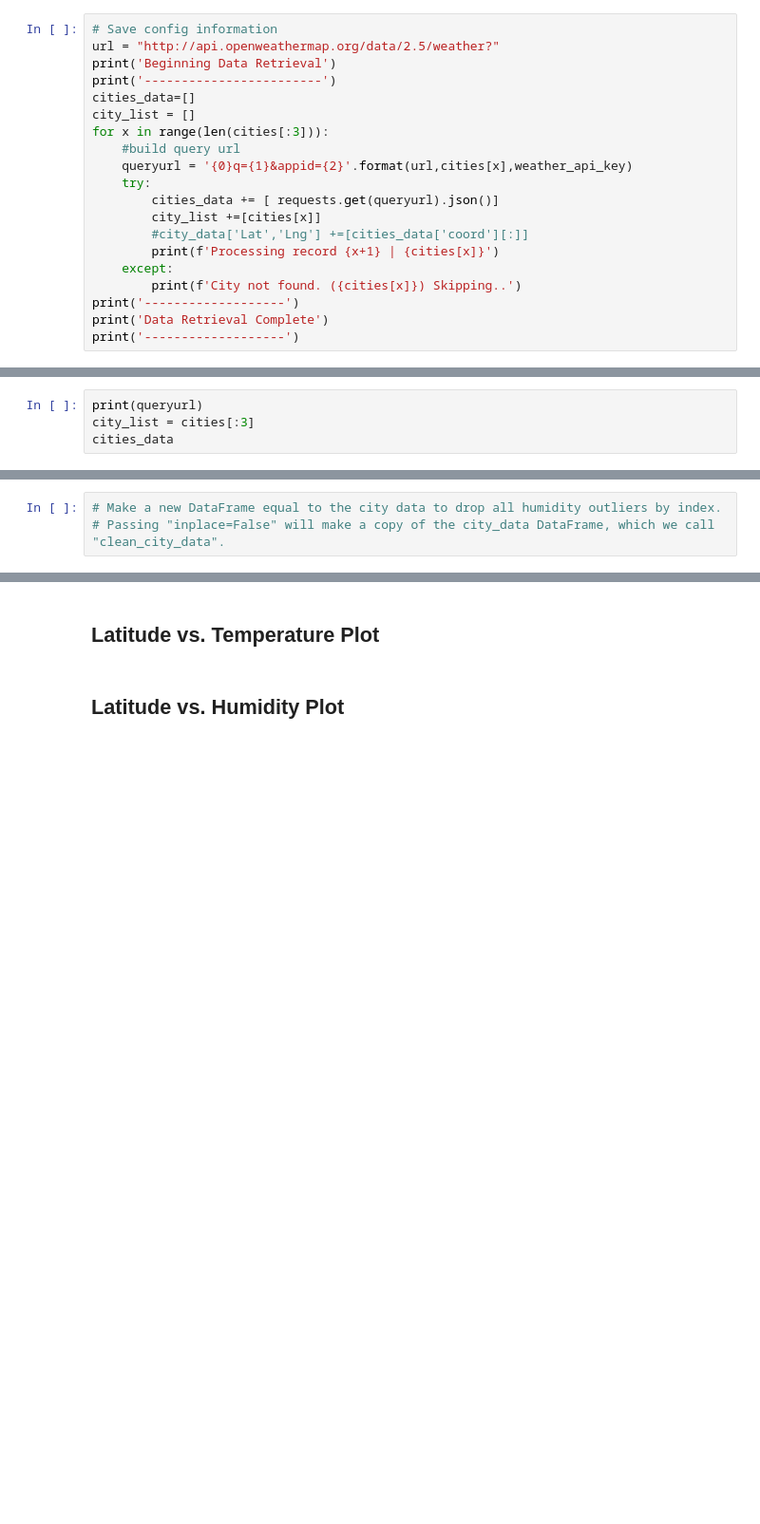
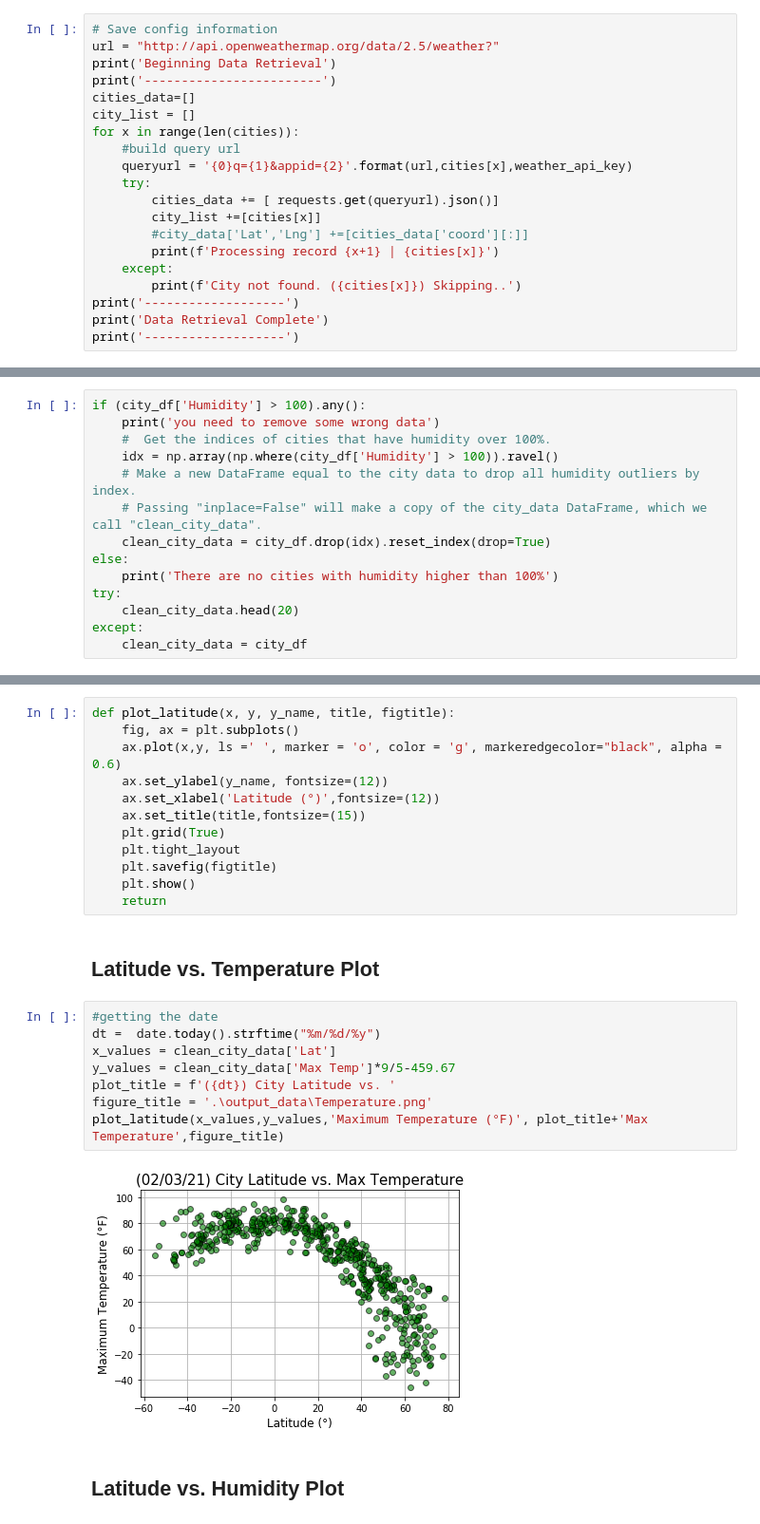
Before and after one commit to giadainnocenti/python-api-challenge, a Jupyter notebook: WeatherPy/WeatherPy.ipynb, the cells around one changed output, grey strips where cells are left out. Shown: that part at 95% size. Cells and saved outputs as stored; diff of their text form; blank space fills up the shorter version.

Commit message:
Weatherpy completed, it just need to be reviewed

```diff
--- a/WeatherPy/WeatherPy.ipynb
+++ b/WeatherPy/WeatherPy.ipynb
@@ -60,7 +61,7 @@ print('Beginning Data Retrieval')
 print('------------------------')
 cities_data=[]
 city_list = []
-for x in range(len(cities[:3])):
+for x in range(len(cities)):
     #build query url
     queryurl = '{0}q={1}&appid={2}'.format(url,cities[x],weather_api_key)
     try:
@@ -82,7 +92,3 @@ Processing record 3 | donghai
 -------------------
 Data Retrieval Complete
 -------------------
-# %%
-print(queryurl)
-city_list = cities[:3]
-cities_data
@@ -154,3 +186,14 @@ Skip this step if there are no cities that have humidity > 100%.
 # %%
-# Make a new DataFrame equal to the city data to drop all humidity outliers by index.
-# Passing "inplace=False" will make a copy of the city_data DataFrame, which we call "clean_city_data".
+if (city_df['Humidity'] > 100).any():
+    print('you need to remove some wrong data')
+    #  Get the indices of cities that have humidity over 100%.
+    idx = np.array(np.where(city_df['Humidity'] > 100)).ravel()
+    # Make a new DataFrame equal to the city data to drop all humidity outliers by index.
+    # Passing "inplace=False" will make a copy of the city_data DataFrame, which we call "clean_city_data".
+    clean_city_data = city_df.drop(idx).reset_index(drop=True)
+else:
+    print('There are no cities with humidity higher than 100%')
+try:
+    clean_city_data.head(20)
+except:
+    clean_city_data = city_df
@@ -158,7 +203,29 @@ Skip this step if there are no cities that have humidity > 100%.
 ## Plotting the Data
 * Use proper labeling of the plots using plot titles (including date of analysis) and axes labels.
 * Save the plotted figures as .pngs.
+# %%
+def plot_latitude(x, y, y_name, title, figtitle):
+    fig, ax = plt.subplots()
+    ax.plot(x,y, ls =' ', marker = 'o', color = 'g', markeredgecolor="black", alpha = 0.6)
+    ax.set_ylabel(y_name, fontsize=(12))
+    ax.set_xlabel('Latitude (°)',fontsize=(12))
+    ax.set_title(title,fontsize=(15))
+    plt.grid(True)
+    plt.tight_layout
+    plt.savefig(figtitle)
+    plt.show()
+    return
 # %% [markdown]
 ## Latitude vs. Temperature Plot
+# %%
+#getting the date
+dt =  date.today().strftime("%m/%d/%y")
+x_values = clean_city_data['Lat']
+y_values = clean_city_data['Max Temp']*9/5-459.67
+plot_title = f'({dt}) City Latitude vs. '
+figure_title = '.\output_data\Temperature.png'
+plot_latitude(x_values,y_values,'Maximum Temperature (°F)', plot_title+'Max Temperature',figure_title)
+# %% [output]
+[figure, added]
 # %% [markdown]
 ## Latitude vs. Humidity Plot
```
Also changed, not shown: parts of 24 cells of this notebook, 13 other files.
